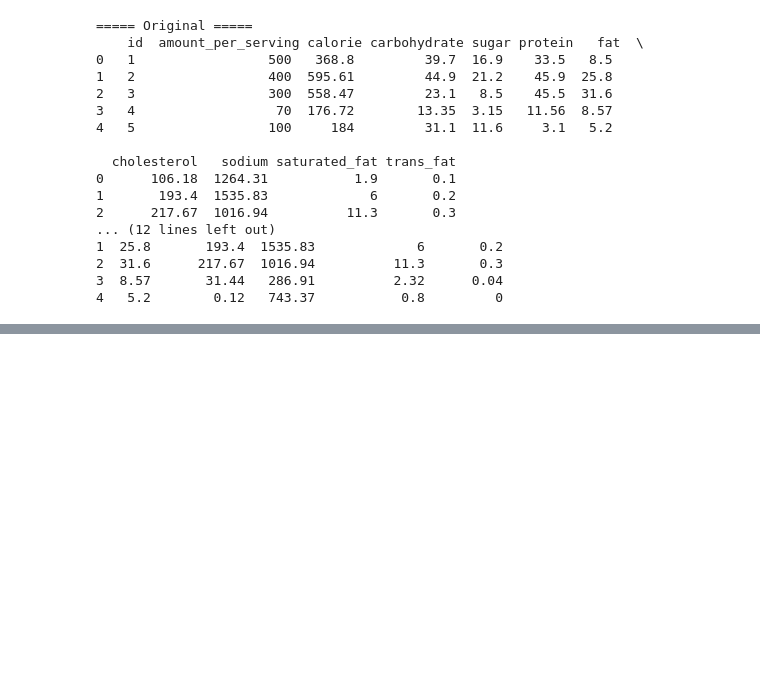
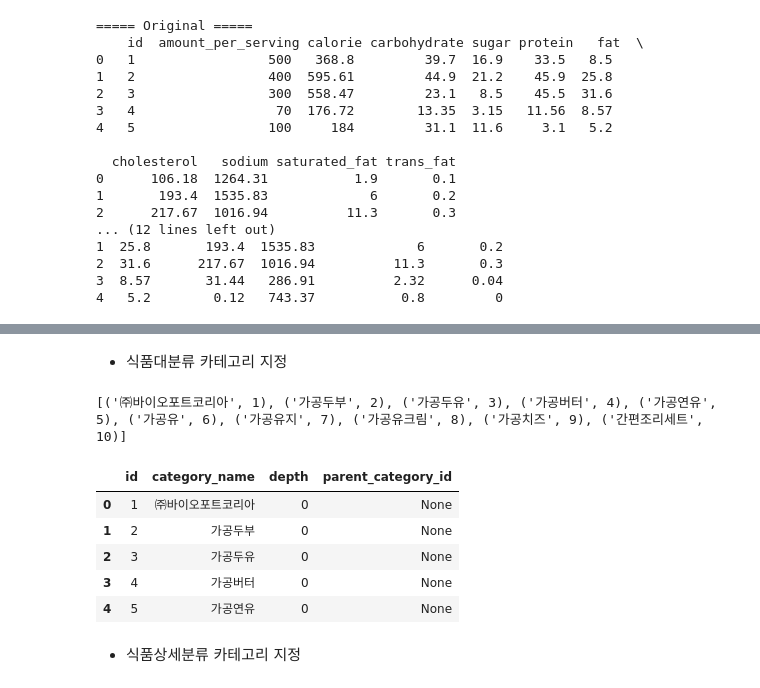
Before and after one commit to DiningCoach-Team/DiningCoach-backend, a Jupyter notebook: diningcoach/data_input/preprocess_csv.ipynb, the cells around one changed output, grey strips where cells are left out. Cells and saved outputs as stored; diff of their text form; code cells hidden in the pictures; blank space fills up the shorter version.

Commit message:
Feat: Create 'food_category' data

```diff
--- a/diningcoach/data_input/preprocess_csv.ipynb
+++ b/diningcoach/data_input/preprocess_csv.ipynb
@@ -219,0 +226,34 @@ preprocess_nutrition('cooked_nutrition.csv')
+# %% [markdown]
+- 식품대분류 카테고리 지정
+# %%
+category_main_list = []
+category_main_list.extend(processed_category_main)
+category_main_list.extend(fresh_category_main)
+category_main_list.extend(cooked_category_main)
+category_main_list = sorted(list(set(category_main_list)))
+
+category_main_num = len(category_main_list)
+category_main_index = list(range(1, category_main_num+1))
+
+category_main_dict = dict(zip(category_main_list, category_main_index))
+print(list(category_main_dict.items())[:10])
+# %% [output]
+[('㈜바이오포트코리아', 1), ('가공두부', 2), ('가공두유', 3), ('가공버터', 4), ('가공연유', 5), ('가공유', 6), ('가공유지', 7), ('가공유크림', 8), ('가공치즈', 9), ('간편조리세트', 10)]
+# %%
+category_main_df = pd.DataFrame.from_dict({
+  'id' : category_main_index,
+  'category_name' : category_main_list,
+  'depth' : [0] * category_main_num,
+  'parent_category_id' : [None] * category_main_num
+})
+
+category_main_df.head()
+# %% [output]
+|  | id | category_name | depth | parent_category_id |
+| 0 | 1 | ㈜바이오포트코리아 | 0 | None |
+| 1 | 2 | 가공두부 | 0 | None |
+| 2 | 3 | 가공두유 | 0 | None |
+| 3 | 4 | 가공버터 | 0 | None |
+| 4 | 5 | 가공연유 | 0 | None |
+# %% [markdown]
+- 식품상세분류 카테고리 지정
```
Also changed, not shown: parts of 5 cells of this notebook, 1 other file.
